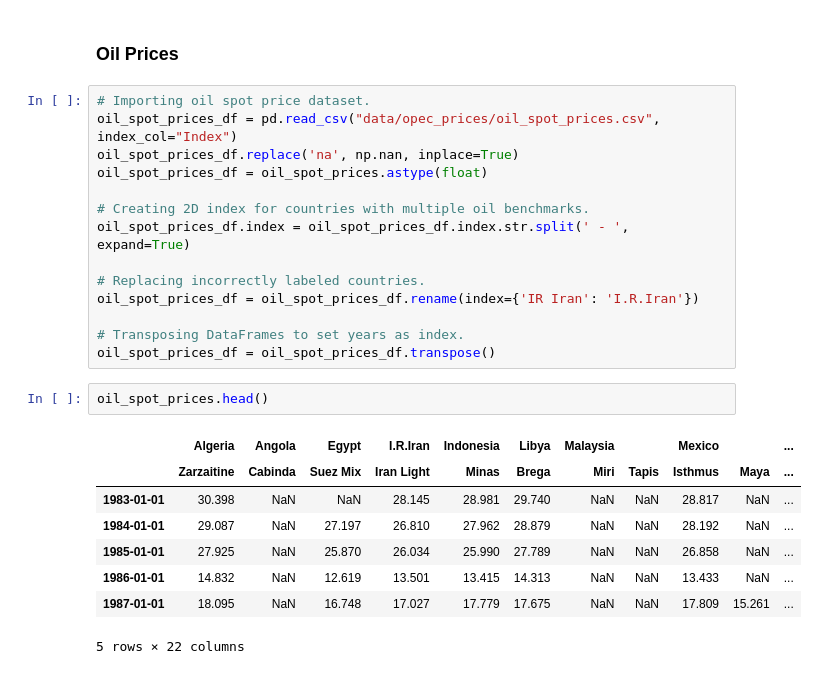
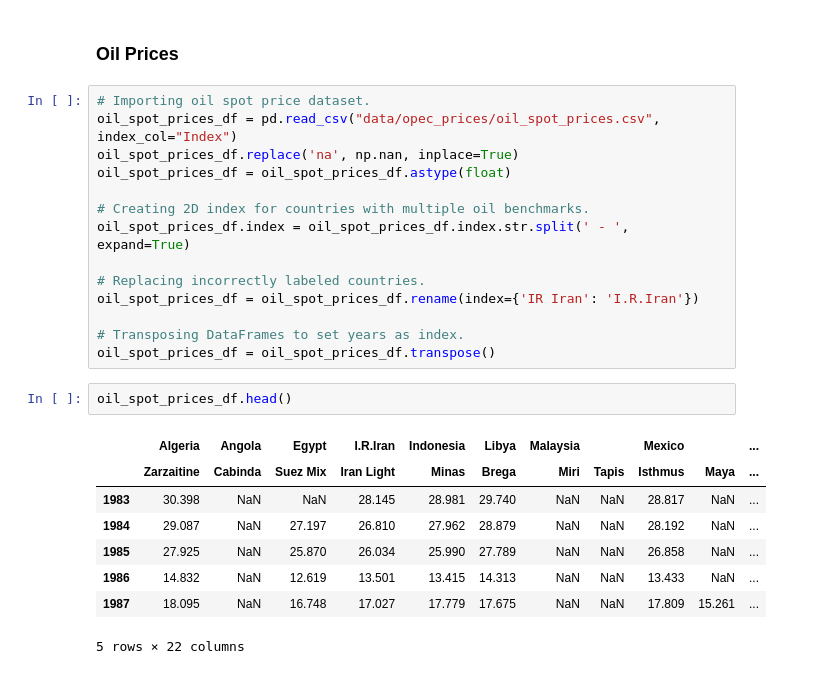
Before and after one commit to willcrodman/data_science_final_project, a Jupyter notebook: milestone_2.ipynb, the cells around one changed output. Saved outputs shown, nothing was run; the diff lists cells and outputs as text.

```diff
--- a/milestone_2.ipynb
+++ b/milestone_2.ipynb
@@ -181,7 +181,7 @@ box_plot_function(oecd_sample_countries, "Sample OECD Countries Throughput Over
 # Importing oil spot price dataset.
 oil_spot_prices_df = pd.read_csv("data/opec_prices/oil_spot_prices.csv", index_col="Index")
 oil_spot_prices_df.replace('na', np.nan, inplace=True)
-oil_spot_prices_df = oil_spot_prices.astype(float)
+oil_spot_prices_df = oil_spot_prices_df.astype(float)
 
 # Creating 2D index for countries with multiple oil benchmarks.
 oil_spot_prices_df.index = oil_spot_prices_df.index.str.split(' - ', expand=True)
@@ -192,15 +192,15 @@ oil_spot_prices_df = oil_spot_prices_df.rename(index={'IR Iran': 'I.R.Iran'})
 # Transposing DataFrames to set years as index.
 oil_spot_prices_df = oil_spot_prices_df.transpose()
 # %%
-oil_spot_prices.head()
+oil_spot_prices_df.head()
 # %% [output]
 |  | Algeria | Angola | Egypt | I.R.Iran | Indonesia | Libya | Malaysia |  | Mexico |  | ... |
 |  | Zarzaitine | Cabinda | Suez Mix | Iran Light | Minas | Brega | Miri | Tapis | Isthmus | Maya | ... |
-| 1983-01-01 | 30.398 | NaN | NaN | 28.145 | 28.981 | 29.740 | NaN | NaN | 28.817 | NaN | ... |
-| 1984-01-01 | 29.087 | NaN | 27.197 | 26.810 | 27.962 | 28.879 | NaN | NaN | 28.192 | NaN | ... |
-| 1985-01-01 | 27.925 | NaN | 25.870 | 26.034 | 25.990 | 27.789 | NaN | NaN | 26.858 | NaN | ... |
-| 1986-01-01 | 14.832 | NaN | 12.619 | 13.501 | 13.415 | 14.313 | NaN | NaN | 13.433 | NaN | ... |
-| 1987-01-01 | 18.095 | NaN | 16.748 | 17.027 | 17.779 | 17.675 | NaN | NaN | 17.809 | 15.261 | ... |
+| 1983 | 30.398 | NaN | NaN | 28.145 | 28.981 | 29.740 | NaN | NaN | 28.817 | NaN | ... |
+| 1984 | 29.087 | NaN | 27.197 | 26.810 | 27.962 | 28.879 | NaN | NaN | 28.192 | NaN | ... |
+| 1985 | 27.925 | NaN | 25.870 | 26.034 | 25.990 | 27.789 | NaN | NaN | 26.858 | NaN | ... |
+| 1986 | 14.832 | NaN | 12.619 | 13.501 | 13.415 | 14.313 | NaN | NaN | 13.433 | NaN | ... |
+| 1987 | 18.095 | NaN | 16.748 | 17.027 | 17.779 | 17.675 | NaN | NaN | 17.809 | 15.261 | ... |
 5 rows × 22 columns
 # %%
 # Function plots the spot prices of oil, z-score dist. of spot prices and the 10 year moving average of z-score dist. for given list of countries.
```
Also changed, not shown: parts of 3 cells of this notebook.
